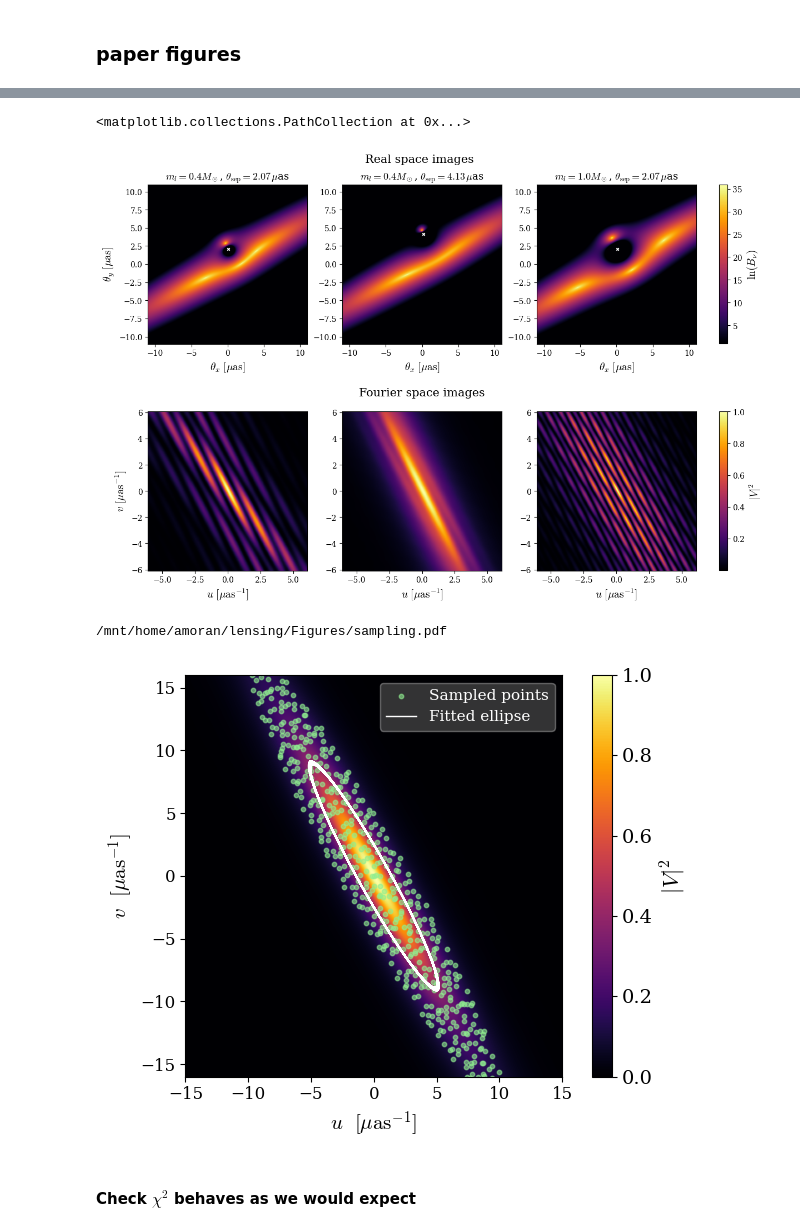
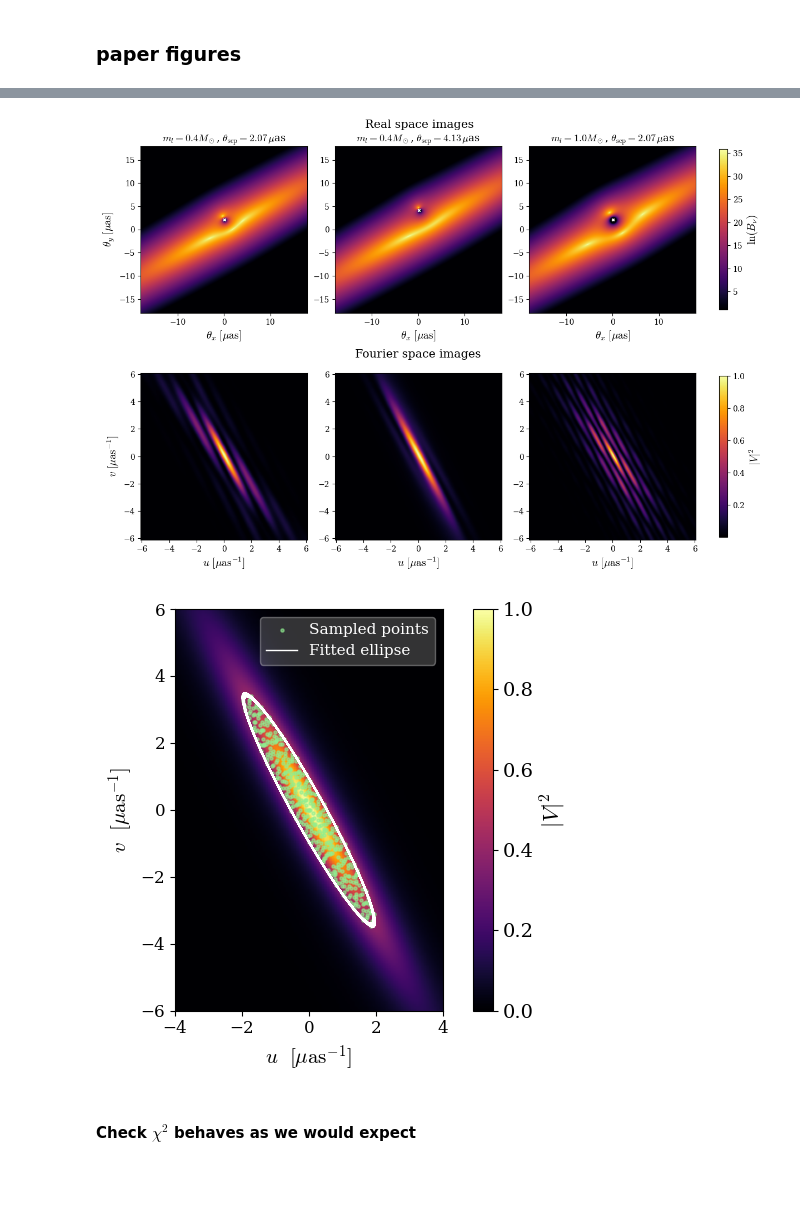
Before and after one commit to abby-moran/Quasar_microlensing_public, a Jupyter notebook: Plots.ipynb, the cells around one changed output, grey strips where cells are left out. Cells and saved outputs as stored; diff of their text form; code cells hidden in the pictures; blank space fills up the shorter version.

Commit message:
Fixed the radius in the plotting notebook, added some new plots

```diff
--- a/Plots.ipynb
+++ b/Plots.ipynb
@@ -85,10 +87,10 @@ def R_from_flux(flux, distance, z, wavelength):
 
 
 flux_791 = flux_from_mag(15.88, ZP_791)
-theta_500_791, R_500_791 = R_from_flux(flux_791, Dq, z_s, wavelength_791)
-theta_500_791 /= mag_fit
-R_500_791 /= mag_fit
-theta_500 = theta_500_791
+theta_500_791, R_500_791 = R_from_flux(flux_791, Dq, z_s,  wavelength_791) #gives theta_lensed, R lensed (not physically meaningful)
+theta_500_791_UL = theta_500_791/np.sqrt(mag_fit) #unlensed angular size, use for normalization
+#R_500_791 /= mag_fit
+theta_500 = theta_500_791_UL
 theta_E_1 = np.array([np.sqrt(4 * G * (2e33) / c**2 * D_ls / (D_s * D_l))])
 theta_E_4 = np.array([np.sqrt(4 * G * (0.4 * 2e33) / c**2 * D_ls / (D_s * D_l))])
 # %% [markdown]
@@ -227,8 +229,8 @@ def get_uv_elipse(corr_uv, u_vals, v_vals, numpts=1000, limit=0.1):
     # Map unit square [0,1] x [0,1] to unit circle
     r = jnp.sqrt(points[:, 0])
     theta = 2 * jnp.pi * points[:, 1]
-    u_inner = 2 * a * r * jnp.cos(theta)
-    v_inner = 2 * b * r * jnp.sin(theta)
+    u_inner =  a * r * jnp.cos(theta)
+    v_inner =  b * r * jnp.sin(theta)
 
     # Rotate
     rot = jnp.array([[jnp.cos(phi), -jnp.sin(phi)],
@@ -719,7 +930,7 @@ titles = [f'$m_l=0.4M_\\odot$, $\\theta_{{\\rm sep}}={theta_close:.2f} \, \\mu $
           f'$m_l=1.0M_\\odot$, $\\theta_{{\\rm sep}}={theta_close:.2f} \, \\mu $as']
 
 vmin = 1#min(im.min() for im in imlist)
-vmax = max(im.max() for im in imlist)
+vmax = np.max([im.max() for im in imlist])
 for i, ax in enumerate(axes[0]):
     implot = ax.imshow(imlist[i], origin="lower", extent=[-theta_max*rad_to_arcsec, theta_max*rad_to_arcsec, -theta_max*rad_to_arcsec, theta_max*rad_to_arcsec],
                        vmin=vmin, vmax=vmax, cmap="inferno")
@@ -728,16 +939,16 @@ for i, ax in enumerate(axes[0]):
         ax.set_ylabel(r"$\theta_y \ [\mu \text{as}]$", fontsize=14)
 
     ax.set_title(titles[i], fontsize=13)
-    ax.set_xlim(-11, 11)
-    ax.set_ylim(-11, 11)
+    ax.set_xlim(-18, 18)
+    ax.set_ylim(-18, 18)
 cbar1 = fig.colorbar(implot, ax=axes[0, :], location="right", fraction=0.0145, pad=0.04)
 cbar1.set_label(r"$\ln(B_\nu)$", fontsize=14)
 #axes[0, 1].set_title("Real space images", fontsize=14, pad=20)
 
 imlist2 = [corr_1_z, corr_far_z, corr_mass_z]
 titles2 = [r"$|V_{00}|^2$", r"$|V_{0}|^2$", r"$|V_{1}|^2$"]
-vmin2 = min(im.min() for im in imlist2)
-vmax2 = max(im.max() for im in imlist2)
+vmin2 = np.min([im.min() for im in imlist2])
+vmax2 = np.max([im.max() for im in imlist2])
 extent_z =np.array( [-umax/zoom, umax/zoom, -umax/zoom, umax/zoom])/rad_to_arcsec
 for i, ax in enumerate(axes[1]):
     implot2 = ax.imshow(imlist2[i], origin="lower", extent=extent_z, vmin=vmin2, vmax=vmax2, cmap="inferno")
@@ -757,16 +968,15 @@ axes[0,2].scatter((arr_rands[0][0]-2e-10)*rad_to_arcsec, (arr_rands[0][1]-2e-10)
 #axes[0,2].legend(fontsize=12)
 #plt.show()
 
-#plt.savefig('Figures/lensing_comparison.pdf', bbox_inches='tight')
+plt.savefig('../Figures/lensing_comparison.pdf', bbox_inches='tight')
 #FileLink('Figures/lensing_comparison.pdf')
 # %% [output]
-<matplotlib.collections.PathCollection at 0x...>
-[figure, old version]
+[figure, new version]
 # %%
 # generate sampling points for illustrative purposes, far fewer points than we really use
 u_vals = 2 * np.pi * np.fft.fftshift(np.fft.fftfreq(image_size, d=theta_step))/rad_to_arcsec
 umax=np.max(u_vals)
-a, b, phi, corr_pts=get_uv_elipse(corr_0_full, u_vals, u_vals, numpts=500)
+a, b, phi, corr_pts=get_uv_elipse(corr_0_full, u_vals, u_vals, numpts=400)
 # %%
 # plot the poitns over the quasar image in Fourier space
 fig, ax = plt.subplots(figsize=(7, 5))
@@ -777,39 +987,38 @@ extent =np.array( [-umax, umax, -umax, umax])
 im=ax.imshow(corr_0_full, origin="lower", extent=extent, vmin=0, vmax=1, cmap="inferno")
 cbar = plt.colorbar(im, ax=ax, fraction=.046)
 cbar.set_label(r"$|V|^2$", fontsize=16)
 cbar.ax.tick_params(labelsize=14)
-ax.scatter(corr_pts[:, 1].T, corr_pts[:, 0].T, color='lightgreen', s=10, alpha=0.6, label='Sampled points')
+ax.scatter(corr_pts[:, 1].T, corr_pts[:, 0].T, color='lightgreen', s=5, alpha=0.6, label='Sampled points')
 
 # Plot ellipse boundary
 t = np.linspace(0, 2*np.pi, 300)*rad_to_arcsec
 ellipse_u = a * np.cos(t)
 ellipse_v = b * np.sin(t)
 
 rot = np.array([[np.cos(phi), -np.sin(phi)],
                 [np.sin(phi),  np.cos(phi)]])
 ellipse = rot @ np.vstack([ellipse_u, ellipse_v])
 ax.plot(ellipse[1, :], ellipse[0, :], color='white', linewidth=1, label='Fitted ellipse')
 
 ax.plot((0, 1*max_x[0][0]), (0, 1*max_x[0][1]), color='white', linestyle='--') #keep same angle just scale it up like crazy
 ax.plot((0, -1*max_x[0][0]), (0, -1*max_x[0][1]), color='white', linestyle='--')
 
 ax.set_xlabel(r"$u\ \ [\mu \text{as}^{-1}]$", fontsize=15)
 ax.set_ylabel(r"$v\ \ [\mu \text{as}^{-1}]$", fontsize=15)
 
 ax.tick_params(axis='both', which='major', labelsize=12)
 ax.tick_params(axis='both', which='minor', labelsize=10)
 
-ax.set_ylim(-19, 19)
-ax.set_xlim(-12, 12)
+ax.set_ylim(-6, 6)
+ax.set_xlim(-4, 4)
 ax.set_aspect('equal')
 ax.legend(fontsize=11, labelcolor='white', facecolor='gray', framealpha=0.4)
 plt.tight_layout()
 #plt.show()
-#plt.savefig('Figures/sampling.pdf', bbox_inches='tight')
+plt.savefig('../Figures/sampling.pdf', bbox_inches='tight')
 #FileLink('Figures/sampling.pdf')
 # %% [output]
-/mnt/home/amoran/lensing/Figures/sampling.pdf
-[figure, old version]
+[figure, new version]
 # %% [markdown]
 #### Check $\chi^2$ behaves as we would expect
 # %%
```
Also changed, not shown: parts of 23 cells of this notebook, 1 other file.
